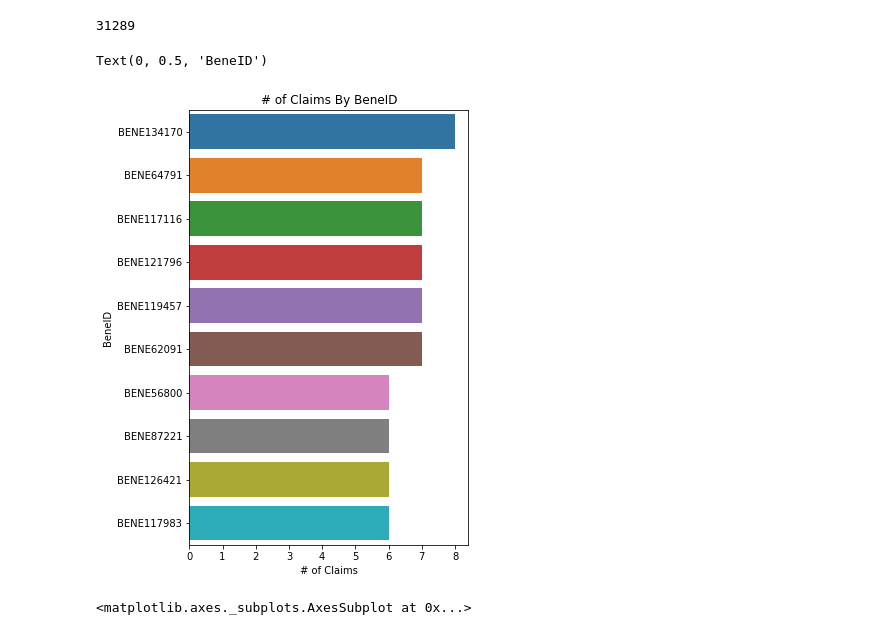
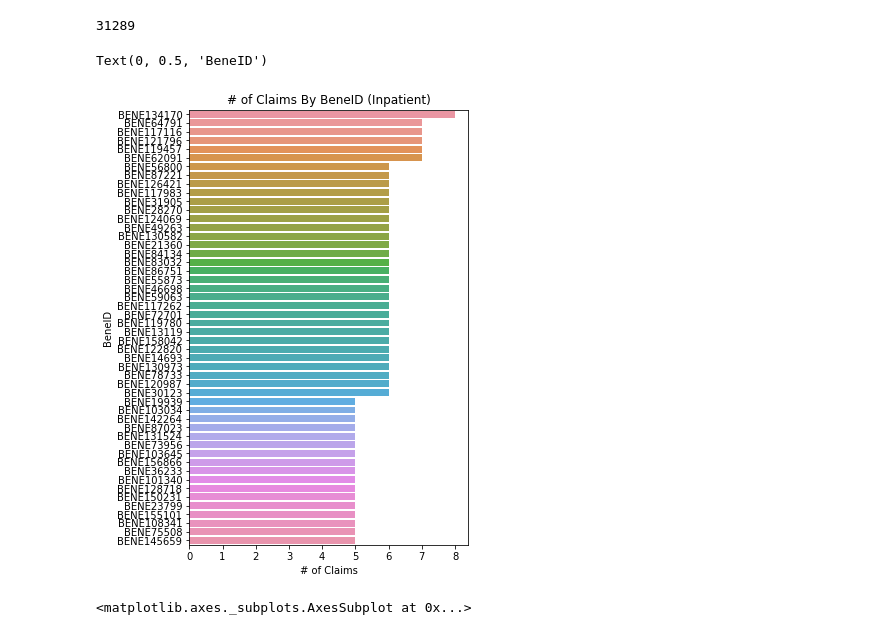
Before and after one commit to whohuhwhat/HC_Prov_Fraud, a Jupyter notebook: Inpt Outpt.ipynb, the cells around one changed output. Saved outputs shown, nothing was run; the diff lists cells and outputs as text; code cells hidden in the pictures.

```diff
--- a/Inpt Outpt.ipynb
+++ b/Inpt Outpt.ipynb
@@ -428,13 +428,13 @@ multc
 31289
 # %%
 plt.figure(figsize=(5,8))
-sns.barplot(multc.values[:10], multc.index[:10])
-plt.title('# of Claims By BeneID')
+sns.barplot(multc.values[:50], multc.index[:50])
+plt.title('# of Claims By BeneID (Inpatient)')
 plt.xlabel('# of Claims')
 plt.ylabel('BeneID')
 # %% [output]
 Text(0, 0.5, 'BeneID')
-[figure, old version]
+[figure, new version]
 # %%
 sns.scatterplot(x=multc.index, y=multc.values)
 # %% [output]
```
Also changed, not shown: parts of 8 cells of this notebook.
